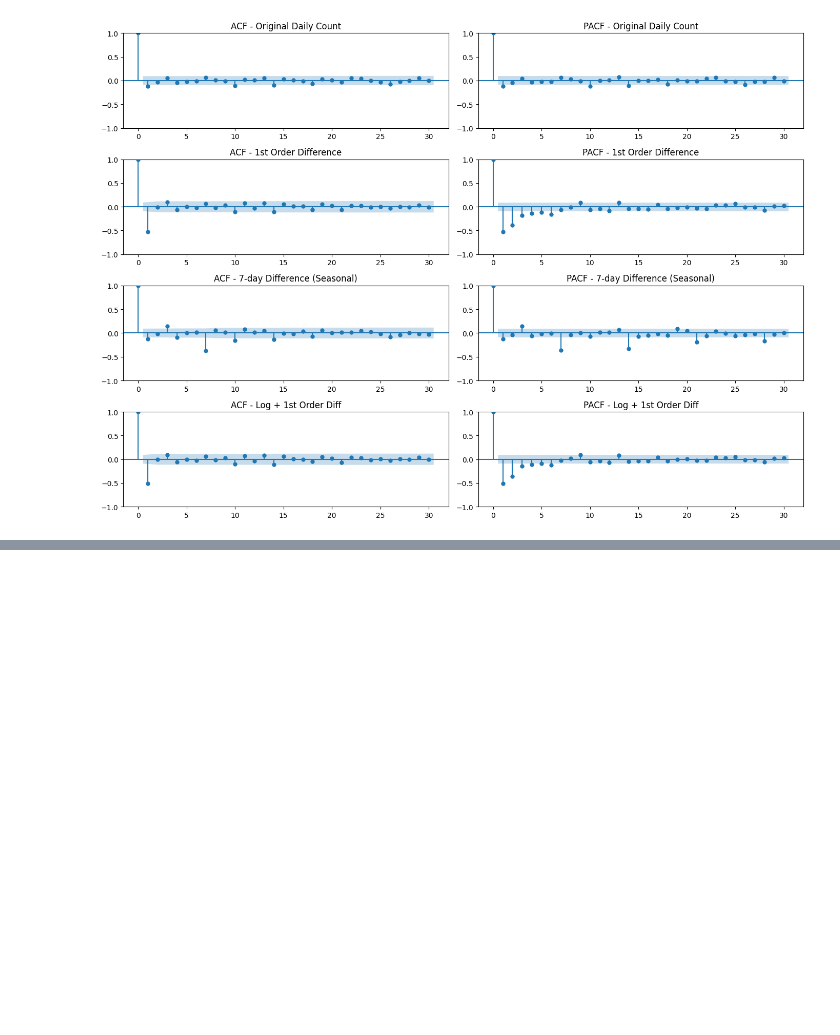
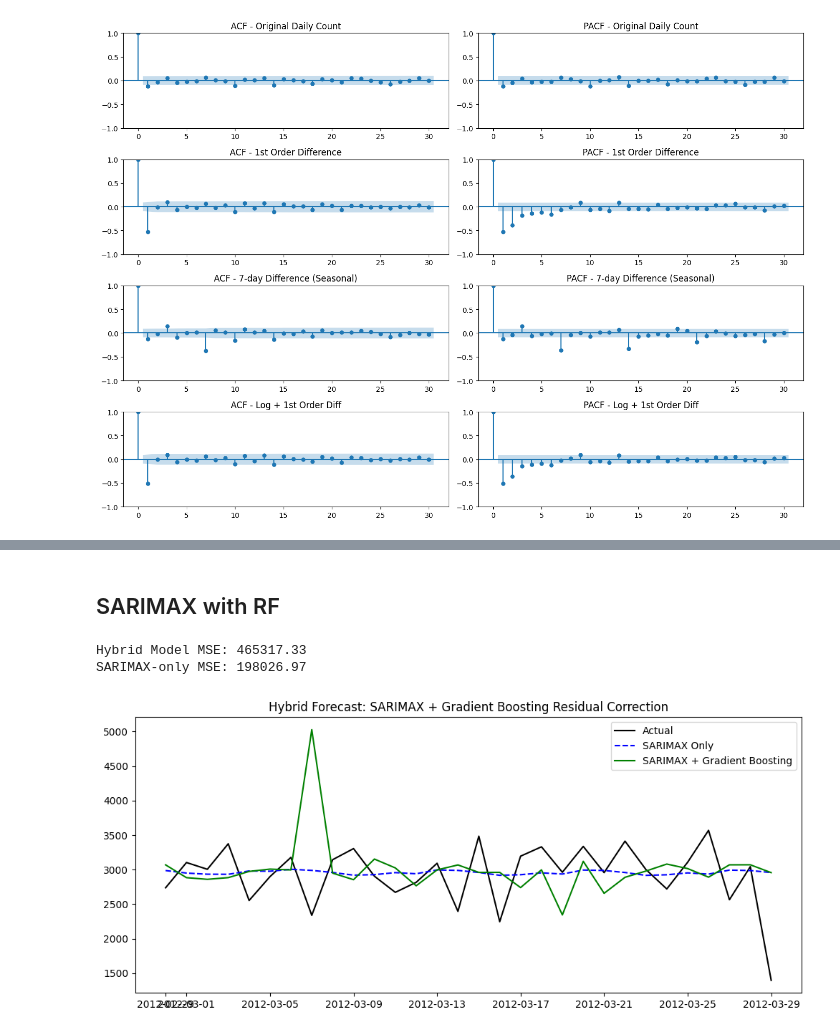
Before and after one commit to tanmay007thor/Bike-Request-OLA-, a Jupyter notebook: notebook/Analysis.ipynb, the cells around one changed output, grey strips where cells are left out. Cells and saved outputs as stored; diff of their text form; code cells hidden in the pictures; blank space fills up the shorter version.

```diff
--- a/notebook/Analysis.ipynb
+++ b/notebook/Analysis.ipynb
@@ -329,0 +193,69 @@ p-value: 7.403021707989803e-14
+# %% [markdown]
+## SARIMAX with RF
+# %%
+from statsmodels.tsa.statespace.sarimax import SARIMAX
+from sklearn.ensemble import GradientBoostingRegressor
+from sklearn.metrics import mean_squared_error
+import matplotlib.pyplot as plt
+import numpy as np
+
+
+daily_counts = ts_data['count'].resample('D').sum().dropna()
+
+
+train = daily_counts[:-30]
+test = daily_counts[-30:]
+
+
+model = SARIMAX(train, order=(1, 1, 1), seasonal_order=(1, 1, 1, 7))
+results = model.fit(disp=False)
+
+
+sarimax_fitted = results.fittedvalues
+
+
+residuals = train - sarimax_fitted
+
+
+exog_vars = ts_data[['temp', 'humidity', 'windspeed', 'weather', 'season']]
+daily_exog = exog_vars.resample('D').mean().fillna(method='ffill')
+
+
+X_gb = daily_exog.loc[residuals.index]
+y_gb = residuals
+
+
+gb = GradientBoostingRegressor(n_estimators=100, random_state=42)
+gb.fit(X_gb, y_gb)
+
+
+X_test_gb = daily_exog.loc[test.index]
+residual_preds = gb.predict(X_test_gb)
+
+
+forecast = results.get_forecast(steps=30)
+sarimax_forecast = forecast.predicted_mean
+
+
+final_forecast = sarimax_forecast + residual_preds
+
+
+hybrid_mse = mean_squared_error(test, final_forecast)
+print(f"Hybrid Model MSE: {hybrid_mse:.2f}")
+
+
+sarimax_mse = mean_squared_error(test, sarimax_forecast)
+print(f"SARIMAX-only MSE: {sarimax_mse:.2f}")
+
+
+plt.figure(figsize=(12, 5))
+plt.plot(test.index, test, label='Actual', color='black')
+plt.plot(test.index, sarimax_forecast, label='SARIMAX Only', color='blue', linestyle='--')
+plt.plot(test.index, final_forecast, label='SARIMAX + Gradient Boosting', color='green')
+plt.legend()
+plt.title('Hybrid Forecast: SARIMAX + Gradient Boosting Residual Correction')
+plt.show()
+# %% [output]
+Hybrid Model MSE: 465317.33
+SARIMAX-only MSE: 198026.97
+[figure, added]
```
Also changed, not shown: parts of 6 cells of this notebook, 1 other file.
